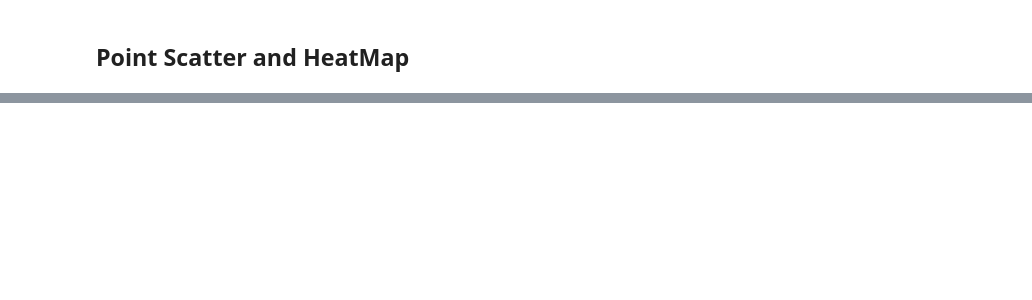
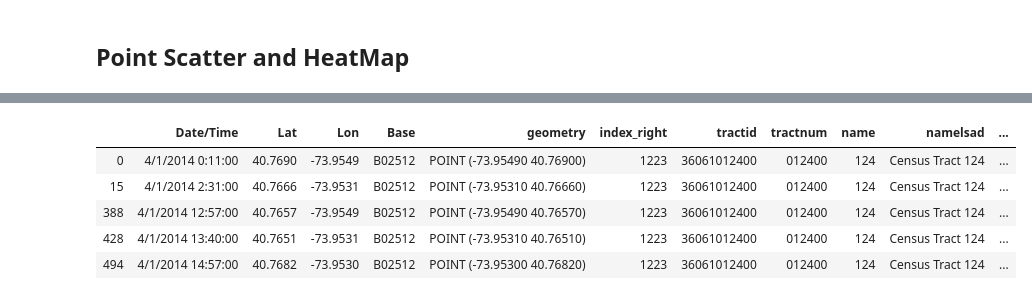
Before and after one commit to pedroalexribeiro/University-SGD, a Jupyter notebook: script.ipynb, the cells around one changed output, grey strips where cells are left out. Drawn from its saved outputs; the diff is of its cells as text; code cells hidden in the pictures; blank space fills up the shorter version.

```diff
--- a/script.ipynb
+++ b/script.ipynb
@@ -159,0 +160,11 @@ avg_rides_per_day
+# %%
+# Map information
+plz_shape_df = gpd.read_file(pwd + '/shapefile/test/nyu_2451_34505/nyu_2451_34505.shp', dtype={'plz': str})
+
+plz_shape_df = plz_shape_df.to_crs(epsg=4326)
+
+# Point information
+points = uber_april_14
+gdf_listings = gpd.GeoDataFrame(points, geometry=gpd.points_from_xy(points["Lon"], points["Lat"]))
+
+gdf_listings.head(5)
@@ -159,0 +182,9 @@ avg_rides_per_day
+# %%
+sjoined_listings.head()
+# %% [output]
+|  | Date/Time | Lat | Lon | Base | geometry | index_right | tractid | tractnum | name | namelsad | ... |
+| 0 | 4/1/2014 0:11:00 | 40.7690 | -73.9549 | B02512 | POINT (-73.95490 40.76900) | 1223 | 36061012400 | 012400 | 124 | Census Tract 124 | ... |
+| 15 | 4/1/2014 2:31:00 | 40.7666 | -73.9531 | B02512 | POINT (-73.95310 40.76660) | 1223 | 36061012400 | 012400 | 124 | Census Tract 124 | ... |
+| 388 | 4/1/2014 12:57:00 | 40.7657 | -73.9549 | B02512 | POINT (-73.95490 40.76570) | 1223 | 36061012400 | 012400 | 124 | Census Tract 124 | ... |
+| 428 | 4/1/2014 13:40:00 | 40.7651 | -73.9531 | B02512 | POINT (-73.95310 40.76510) | 1223 | 36061012400 | 012400 | 124 | Census Tract 124 | ... |
+| 494 | 4/1/2014 14:57:00 | 40.7682 | -73.9530 | B02512 | POINT (-73.95300 40.76820) | 1223 | 36061012400 | 012400 | 124 | Census Tract 124 | ... |
```
Also changed, not shown: parts of 13 cells of this notebook, 1 other file.
